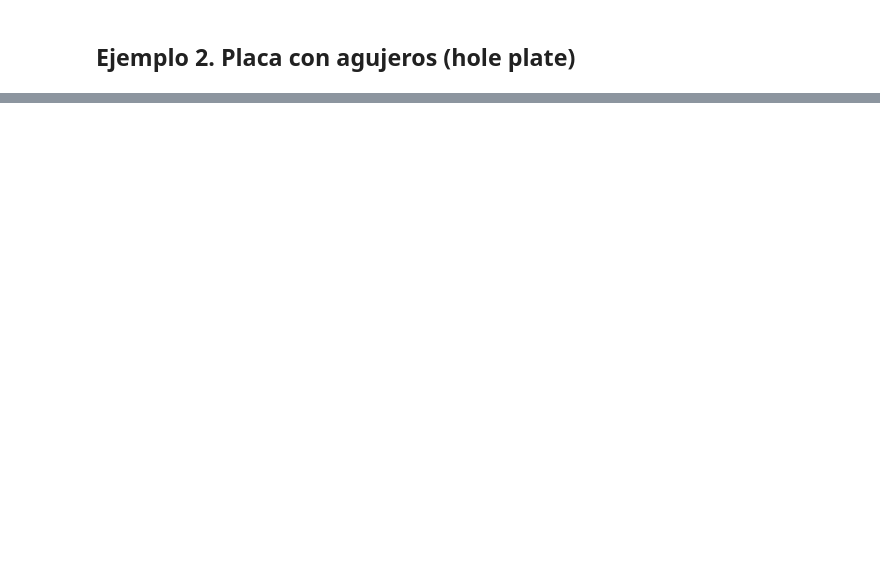
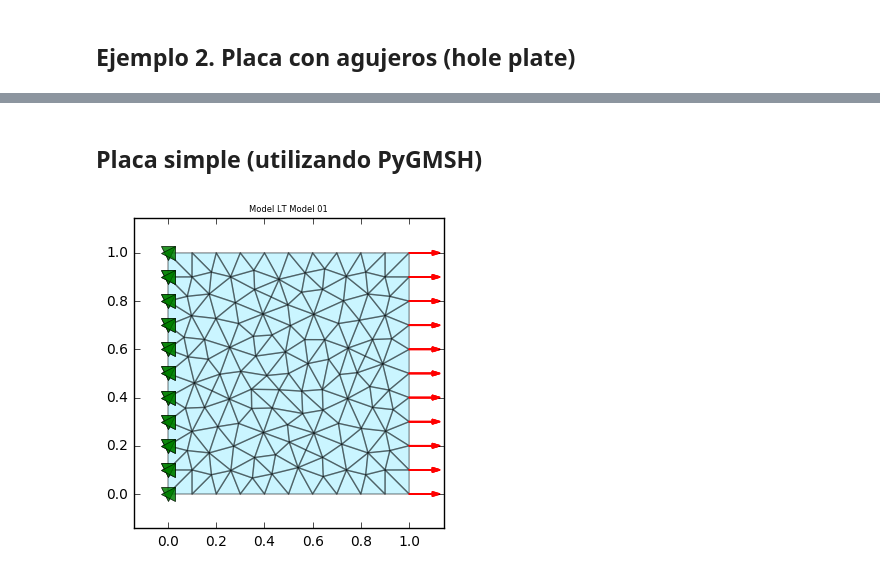
Before and after one commit to JorgeDeLosSantos/nusa, a Jupyter notebook: docs/nusa-info/es/linear-triangle-element.ipynb, the cells around one changed output, grey strips where cells are left out. Drawn from its saved outputs; the diff is of its cells as text; code cells hidden in the pictures; blank space fills up the shorter version.

Commit message:
GMSH (Reduced) Support (2D)

```diff
--- a/docs/nusa-info/es/linear-triangle-element.ipynb
+++ b/docs/nusa-info/es/linear-triangle-element.ipynb
@@ -160,0 +161,53 @@ m.plot_nsol("seqv")
+# %% [markdown]
+## Placa simple (utilizando PyGMSH)
+# %%
+import pygmsh as msh
+
+geom = msh.Geometry()
+n = 0.1
+p1 = geom.add_point((0,0,0),n)
+p2 = geom.add_point((1,0,0),n)
+p3 = geom.add_point((1,1,0),n)
+p4 = geom.add_point((0,1,0),n)
+l1 = geom.add_line(p1,p2)
+l2 = geom.add_line(p2,p3)
+l3 = geom.add_line(p3,p4)
+l4 = geom.add_line(p4,p1)
+ll = geom.add_line_loop((l1,l2,l3,l4))
+geom.add_plane_surface(ll)
+
+nc, ec = pg.generate_mesh(geom, verbose=False);
+x,y = nc[:,0], nc[:,1]
+ec = ec["triangle"]
+
+nodos = []
+elementos = []
+
+for k,nd in enumerate(nc):
+    cn = Node((x[k],y[k]))
+    nodos.append(cn)
+
+for k,elm in enumerate(ec):
+    i,j,m = int(elm[0]),int(elm[1]),int(elm[2])
+    ni,nj,nm = nodos[i],nodos[j],nodos[m]
+    ce = LinearTriangle((ni,nj,nm),200e9,0.3,0.1)
+    elementos.append(ce)
+
+m = LinearTriangleModel()
+for node in nodos: m.addNode(node)
+for elm in elementos: m.addElement(elm)
+
+minx = min(x)
+maxx = max(x)
+
+for node in nodos:
+    if node.x == minx:
+        m.addConstraint(node, ux=0, uy=0)
+    if node.x == maxx:
+        m.addForce(node, (1000,0))
+
+m.plot_model()
+m.solve()
+# Plotting
+# %% [output]
+[figure, added]
```
Also changed, not shown: parts of 12 cells of this notebook, 26 other files.
